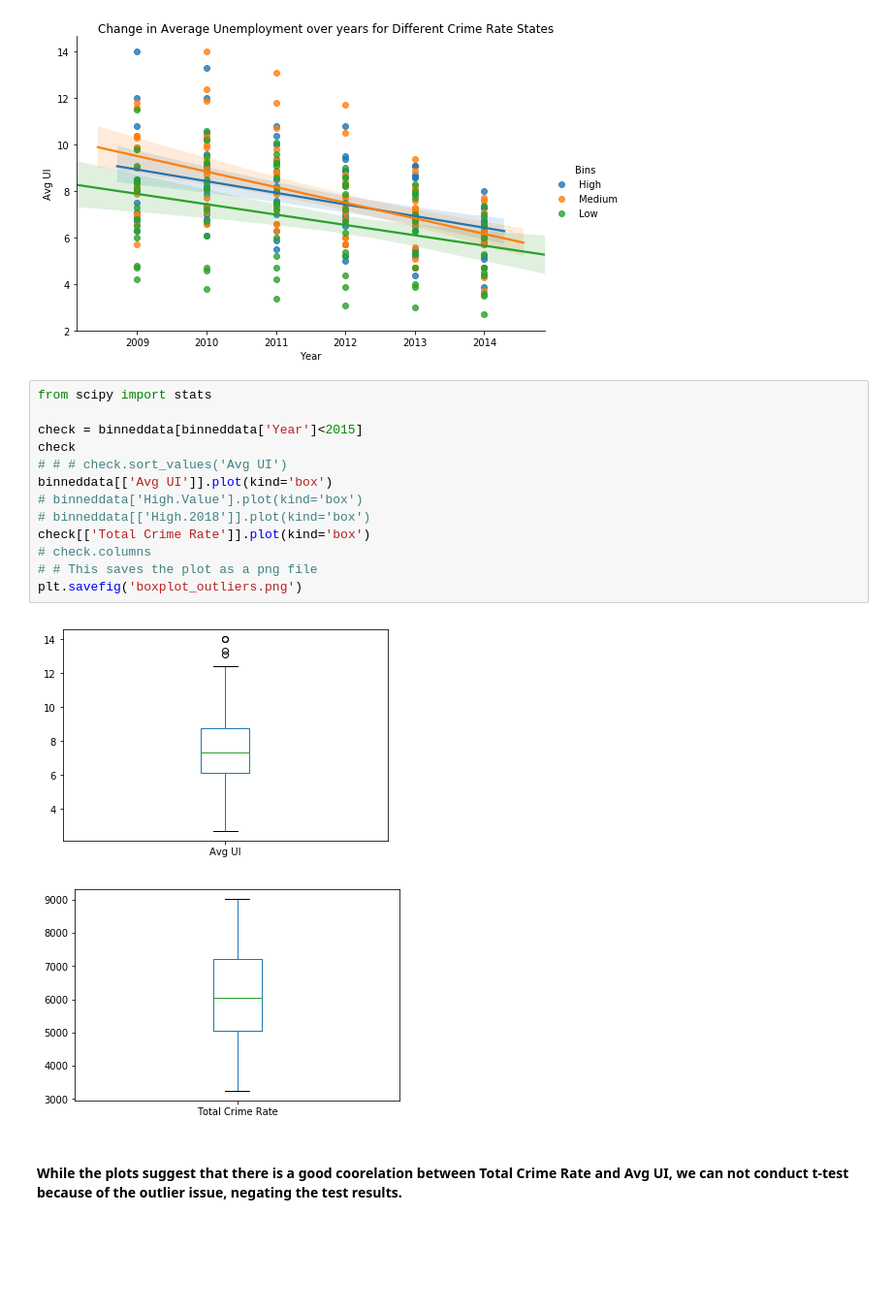
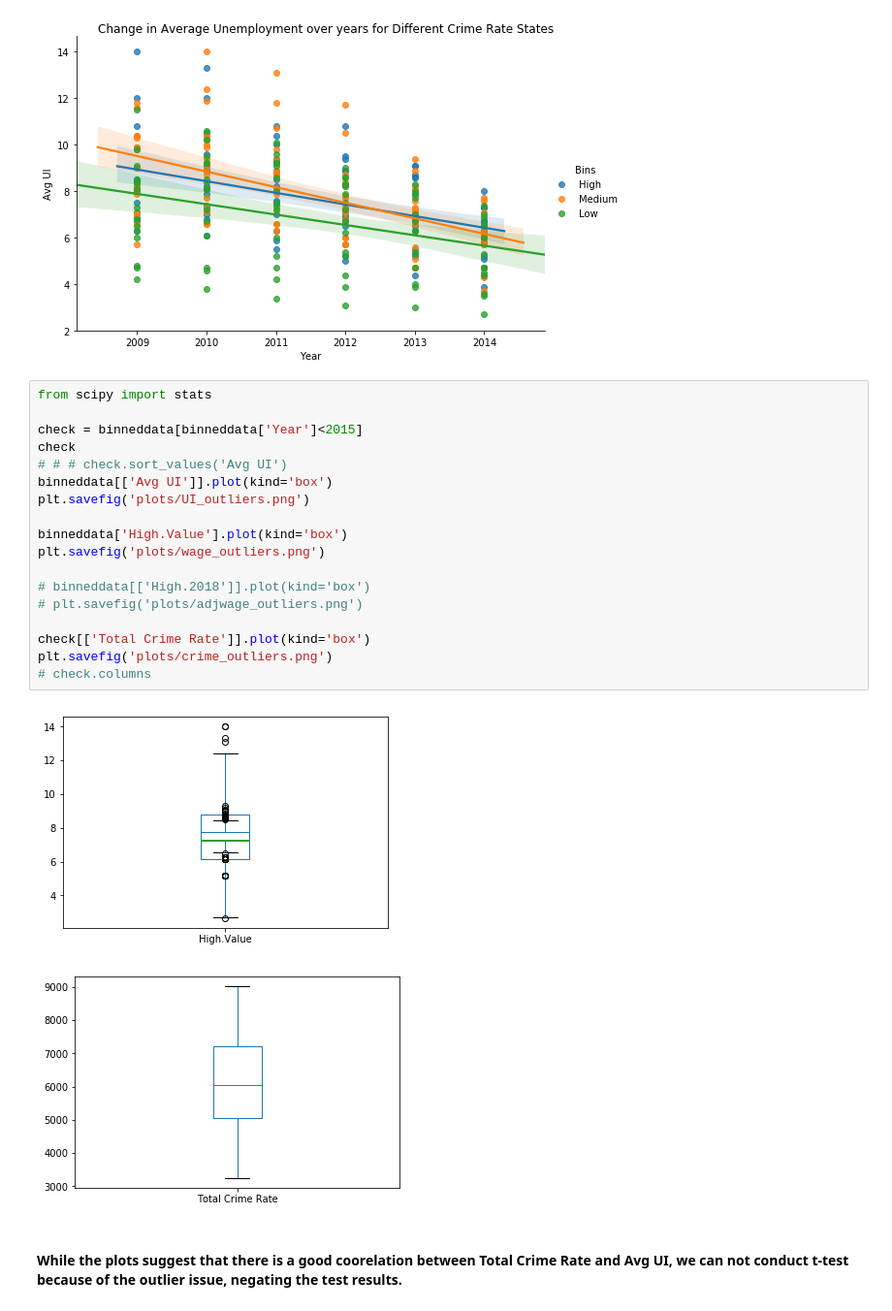
Before and after one commit to SnehaKellogg/Project1_Group5, a Jupyter notebook: Mappingcrossdata.ipynb, the cells around one changed output. Shown at 97% size. Cells and saved outputs as stored; diff of their text form; blank space fills up the shorter version.

```diff
--- a/Mappingcrossdata.ipynb
+++ b/Mappingcrossdata.ipynb
@@ -275,18 +303,23 @@ plt.savefig("plots/Avg UI_binned_fit.png")
 # %%
 from scipy import stats
 
 check = binneddata[binneddata['Year']<2015]
 check
 # # # check.sort_values('Avg UI')
 binneddata[['Avg UI']].plot(kind='box')
-# binneddata['High.Value'].plot(kind='box')
+plt.savefig('plots/UI_outliers.png')
+
+binneddata['High.Value'].plot(kind='box')
+plt.savefig('plots/wage_outliers.png')
+
 # binneddata[['High.2018']].plot(kind='box')
+# plt.savefig('plots/adjwage_outliers.png')
+
 check[['Total Crime Rate']].plot(kind='box')
+plt.savefig('plots/crime_outliers.png')
 # check.columns
-# # This saves the plot as a png file
-plt.savefig('boxplot_outliers.png')
 # %% [output]
-[figure, old version]
+[figure, new version]
 [figure]
 # %% [markdown]
 #### While the plots suggest that there is a good coorelation between Total Crime Rate and Avg UI, we can not conduct t-test because of the outlier issue, negating the test results.
```
Also changed, not shown: parts of 7 cells of this notebook, 7 other files.
